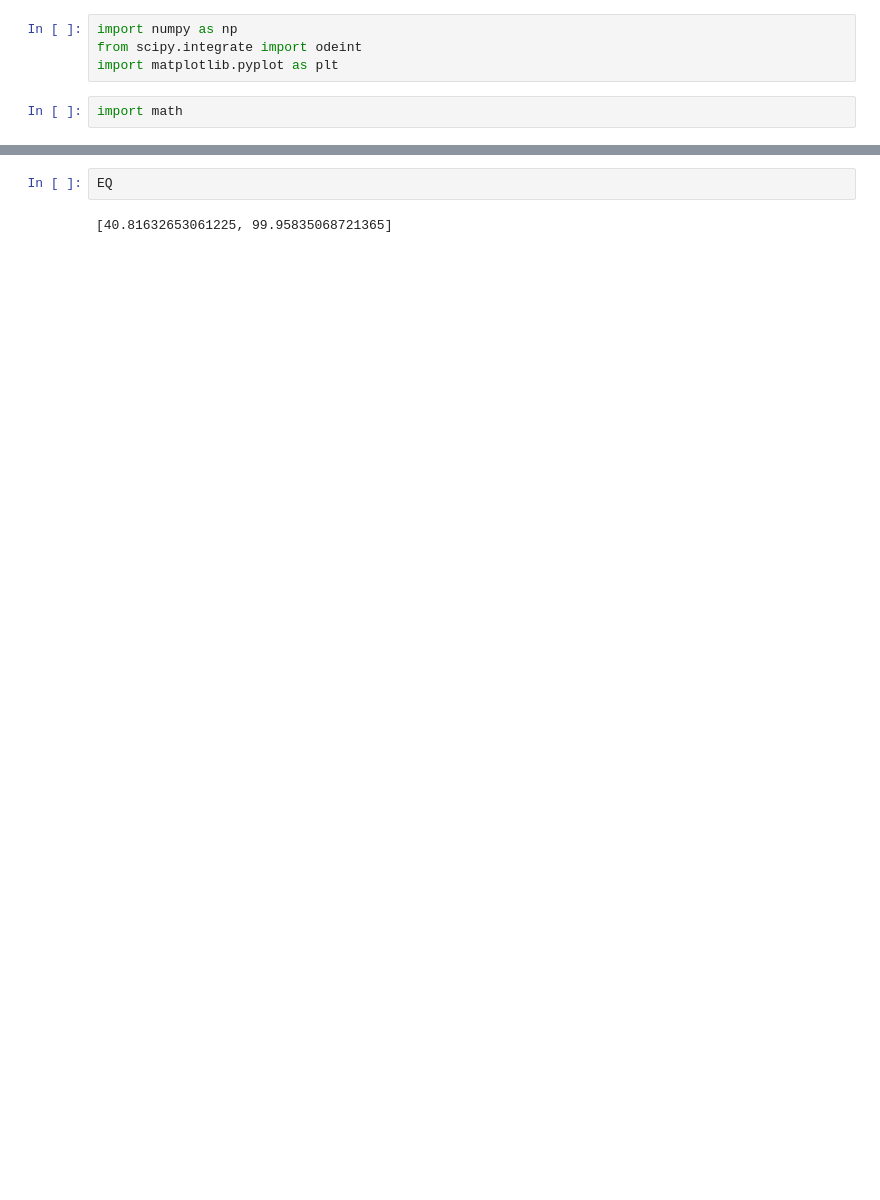
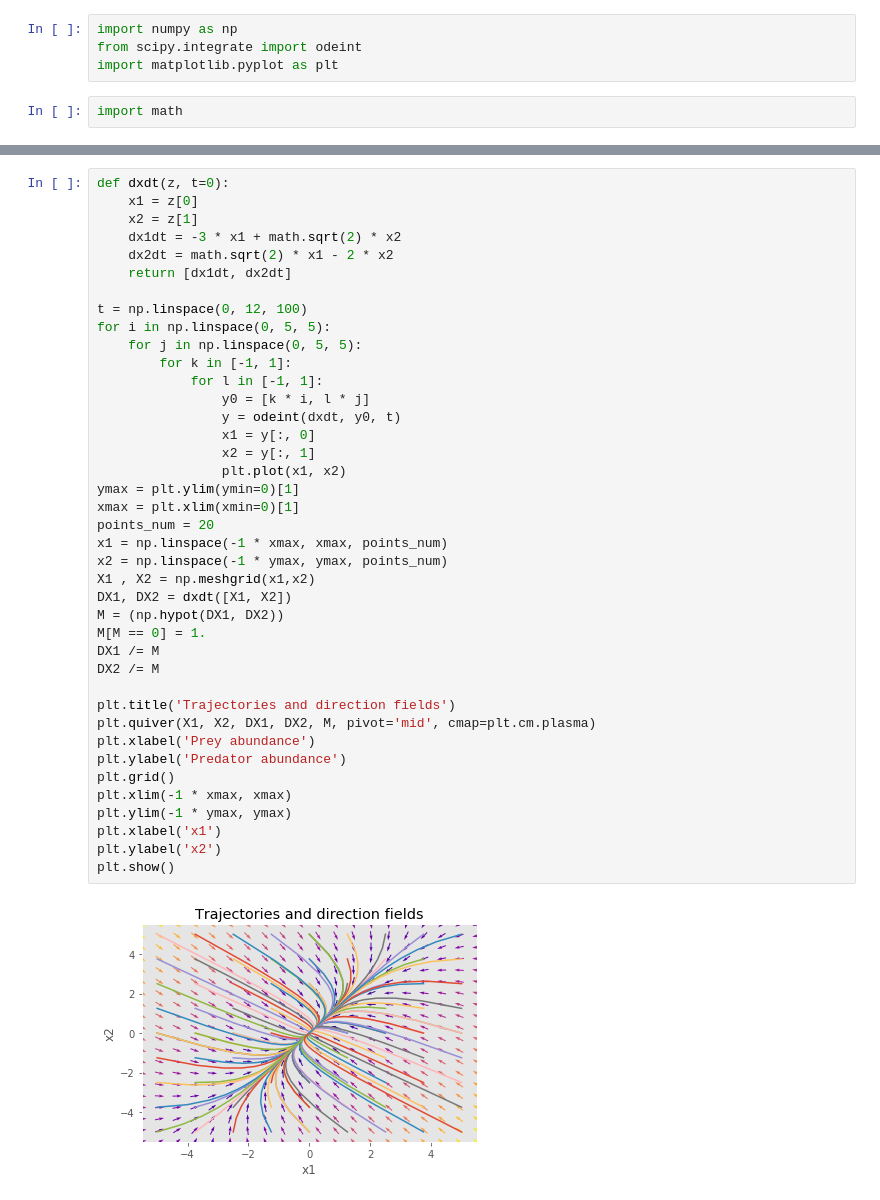
Before and after one commit to fyeee/homogeneous-linear-system-differential-equations, a Jupyter notebook: ODEs.ipynb, the cells around one changed output, grey strips where cells are left out. Drawn from its saved outputs; the diff is of its cells as text; blank space fills up the shorter version.

```diff
--- a/ODEs.ipynb
+++ b/ODEs.ipynb
@@ -142,4 +7,42 @@ plt.show()
-# %%
-EQ
-# %% [output]
-[40.81632653061225, 99.95835068721365]
+# %%
+def dxdt(z, t=0):
+    x1 = z[0]
+    x2 = z[1]
+    dx1dt = -3 * x1 + math.sqrt(2) * x2
+    dx2dt = math.sqrt(2) * x1 - 2 * x2
+    return [dx1dt, dx2dt]
+
+t = np.linspace(0, 12, 100)
+for i in np.linspace(0, 5, 5):
+    for j in np.linspace(0, 5, 5):
+        for k in [-1, 1]:
+            for l in [-1, 1]:
+                y0 = [k * i, l * j]
+                y = odeint(dxdt, y0, t)
+                x1 = y[:, 0]
+                x2 = y[:, 1]
+                plt.plot(x1, x2)
+ymax = plt.ylim(ymin=0)[1]
+xmax = plt.xlim(xmin=0)[1]
+points_num = 20
+x1 = np.linspace(-1 * xmax, xmax, points_num)
+x2 = np.linspace(-1 * ymax, ymax, points_num)
+X1 , X2 = np.meshgrid(x1,x2)
+DX1, DX2 = dxdt([X1, X2])
+M = (np.hypot(DX1, DX2))
+M[M == 0] = 1.
+DX1 /= M
+DX2 /= M
+
+plt.title('Trajectories and direction fields')
+plt.quiver(X1, X2, DX1, DX2, M, pivot='mid', cmap=plt.cm.plasma)
+plt.xlabel('Prey abundance')
+plt.ylabel('Predator abundance')
+plt.grid()
+plt.xlim(-1 * xmax, xmax)
+plt.ylim(-1 * ymax, ymax)
+plt.xlabel('x1')
+plt.ylabel('x2')
+plt.show()
+# %% [output]
+[figure, added]
```
Also changed, not shown: parts of 3 cells of this notebook, 2 other files.
